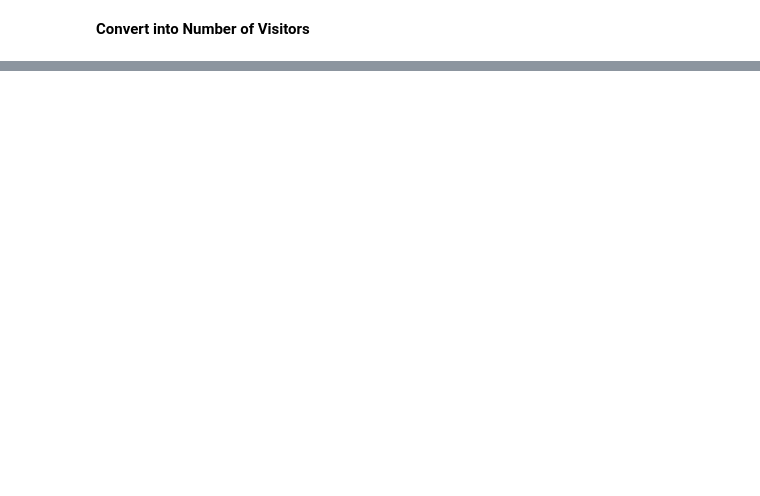
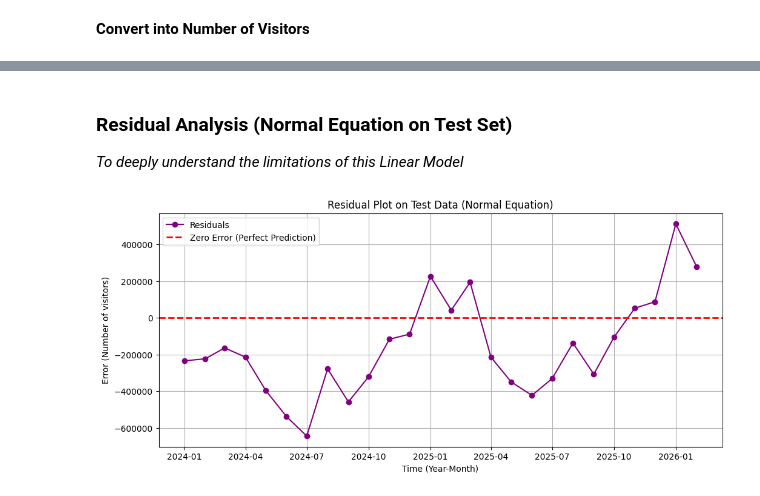
Before and after one commit to maianhtran2410093/machine-learning-1-arrivals-prediction, a Jupyter notebook: ML1_Midterm.ipynb, the cells around one changed output, grey strips where cells are left out. Saved outputs shown, nothing was run; the diff lists cells and outputs as text; code cells hidden in the pictures; blank space fills up the shorter version.

```diff
--- a/ML1_Midterm.ipynb
+++ b/ML1_Midterm.ipynb
@@ -557,0 +503,22 @@ POV: actual error margin on Test Set (MAE of over **266,000 visitors/month**) ne
+# %% [markdown]
+### **Residual Analysis (Normal Equation on Test Set)**
+
+*To deeply understand the limitations of this Linear Model*
+# %%
+# Calculate residuals for Test Data (Normal Equation)
+residuals_test = Y_test_true - Y_test_pred_comb_true
+
+plt.figure(figsize=(12, 5))
+# Plot residuals
+plt.plot(df_test['date_month_start'], residuals_test, marker='o', color='purple', label='Residuals')
+# Plot the zero-error line
+plt.axhline(y=0, color='red', linestyle='--', linewidth=2, label='Zero Error (Perfect Prediction)')
+
+plt.title("Residual Plot on Test Data (Normal Equation)")
+plt.xlabel("Time (Year-Month)")
+plt.ylabel("Error (Number of visitors)")
+plt.legend()
+plt.grid(True)
+plt.show()
+# %% [output]
+[figure, added]
```
Also changed, not shown: parts of 54 cells of this notebook.
